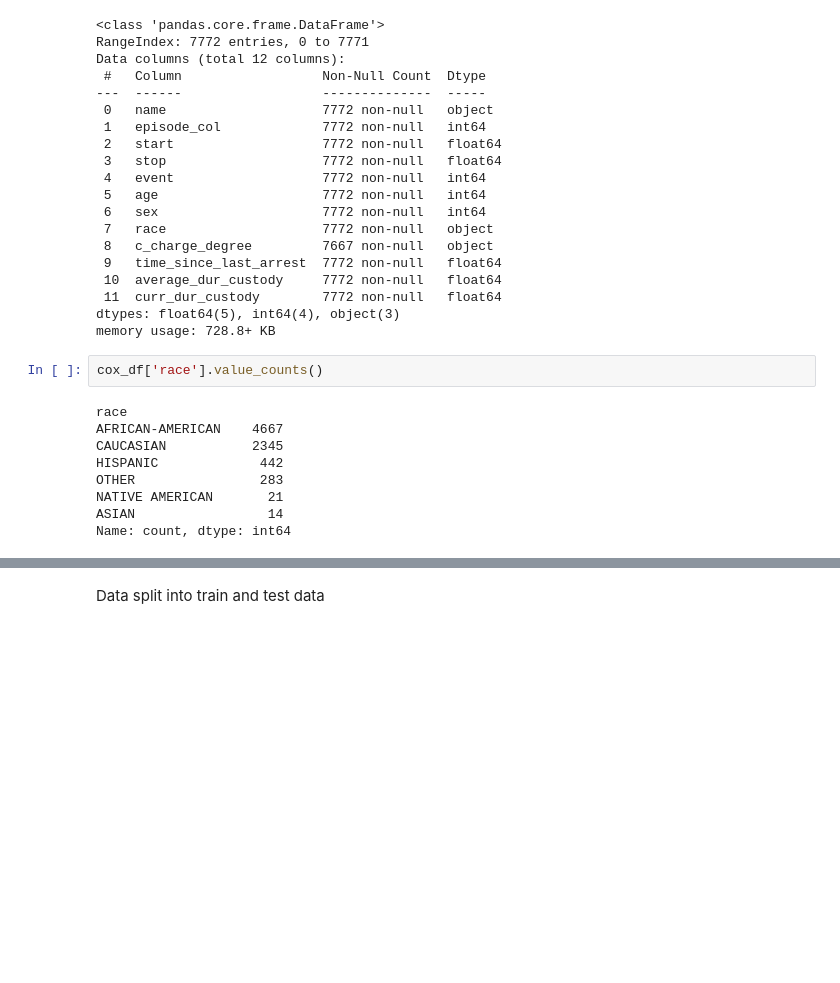
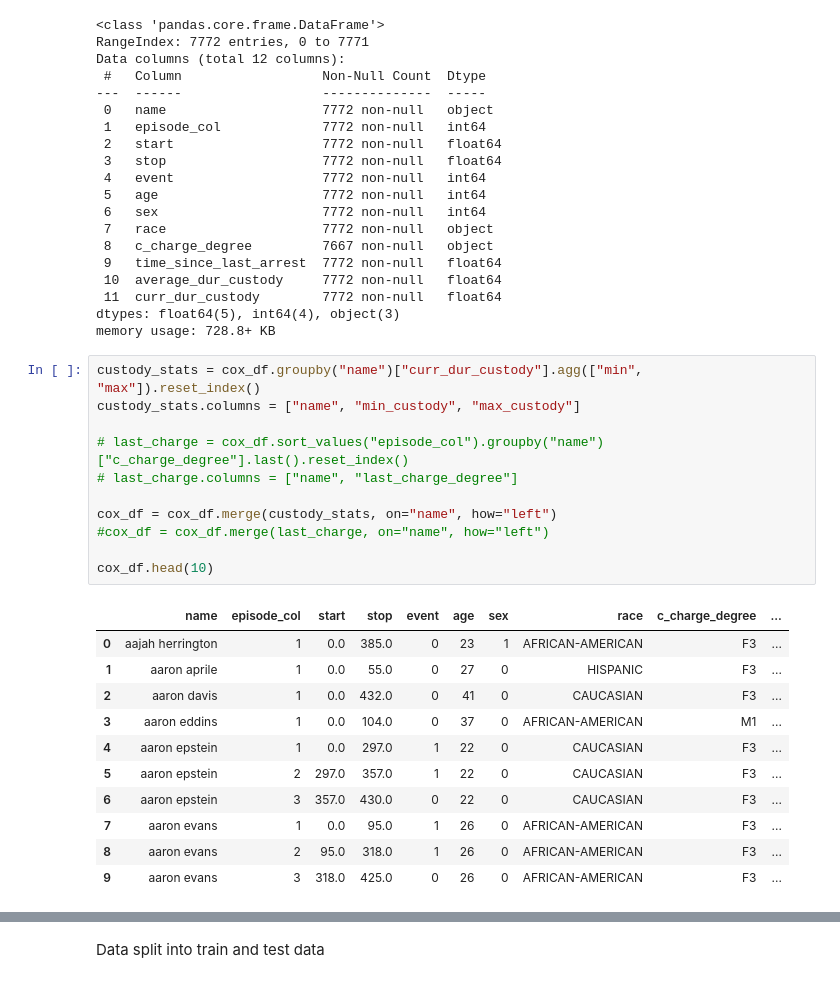
Before and after one commit to DKoleda6/recurrent_event, a Jupyter notebook: exp_common.ipynb, the cells around one changed output, grey strips where cells are left out. Cells and saved outputs as stored; diff of their text form; blank space fills up the shorter version.

```diff
--- a/exp_common.ipynb
+++ b/exp_common.ipynb
@@ -72,14 +72,26 @@ Data columns (total 12 columns):
  11  curr_dur_custody        7772 non-null   float64
 dtypes: float64(5), int64(4), object(3)
 memory usage: 728.8+ KB
-# %%
-cox_df['race'].value_counts()
-# %% [output]
-race
-AFRICAN-AMERICAN    4667
-CAUCASIAN           2345
-HISPANIC             442
-OTHER                283
-NATIVE AMERICAN       21
-ASIAN                 14
-Name: count, dtype: int64
+# %%
+custody_stats = cox_df.groupby("name")["curr_dur_custody"].agg(["min", "max"]).reset_index()
+custody_stats.columns = ["name", "min_custody", "max_custody"]
+
+# last_charge = cox_df.sort_values("episode_col").groupby("name")["c_charge_degree"].last().reset_index()
+# last_charge.columns = ["name", "last_charge_degree"]
+
+cox_df = cox_df.merge(custody_stats, on="name", how="left")
+#cox_df = cox_df.merge(last_charge, on="name", how="left")
+
+cox_df.head(10)
+# %% [output]
+|  | name | episode_col | start | stop | event | age | sex | race | c_charge_degree | ... |
+| 0 | aajah herrington | 1 | 0.0 | 385.0 | 0 | 23 | 1 | AFRICAN-AMERICAN | F3 | ... |
+| 1 | aaron aprile | 1 | 0.0 | 55.0 | 0 | 27 | 0 | HISPANIC | F3 | ... |
+| 2 | aaron davis | 1 | 0.0 | 432.0 | 0 | 41 | 0 | CAUCASIAN | F3 | ... |
+| 3 | aaron eddins | 1 | 0.0 | 104.0 | 0 | 37 | 0 | AFRICAN-AMERICAN | M1 | ... |
+| 4 | aaron epstein | 1 | 0.0 | 297.0 | 1 | 22 | 0 | CAUCASIAN | F3 | ... |
+| 5 | aaron epstein | 2 | 297.0 | 357.0 | 1 | 22 | 0 | CAUCASIAN | F3 | ... |
+| 6 | aaron epstein | 3 | 357.0 | 430.0 | 0 | 22 | 0 | CAUCASIAN | F3 | ... |
+| 7 | aaron evans | 1 | 0.0 | 95.0 | 1 | 26 | 0 | AFRICAN-AMERICAN | F3 | ... |
+| 8 | aaron evans | 2 | 95.0 | 318.0 | 1 | 26 | 0 | AFRICAN-AMERICAN | F3 | ... |
+| 9 | aaron evans | 3 | 318.0 | 425.0 | 0 | 26 | 0 | AFRICAN-AMERICAN | F3 | ... |
```
Also changed, not shown: parts of 6 cells of this notebook.
